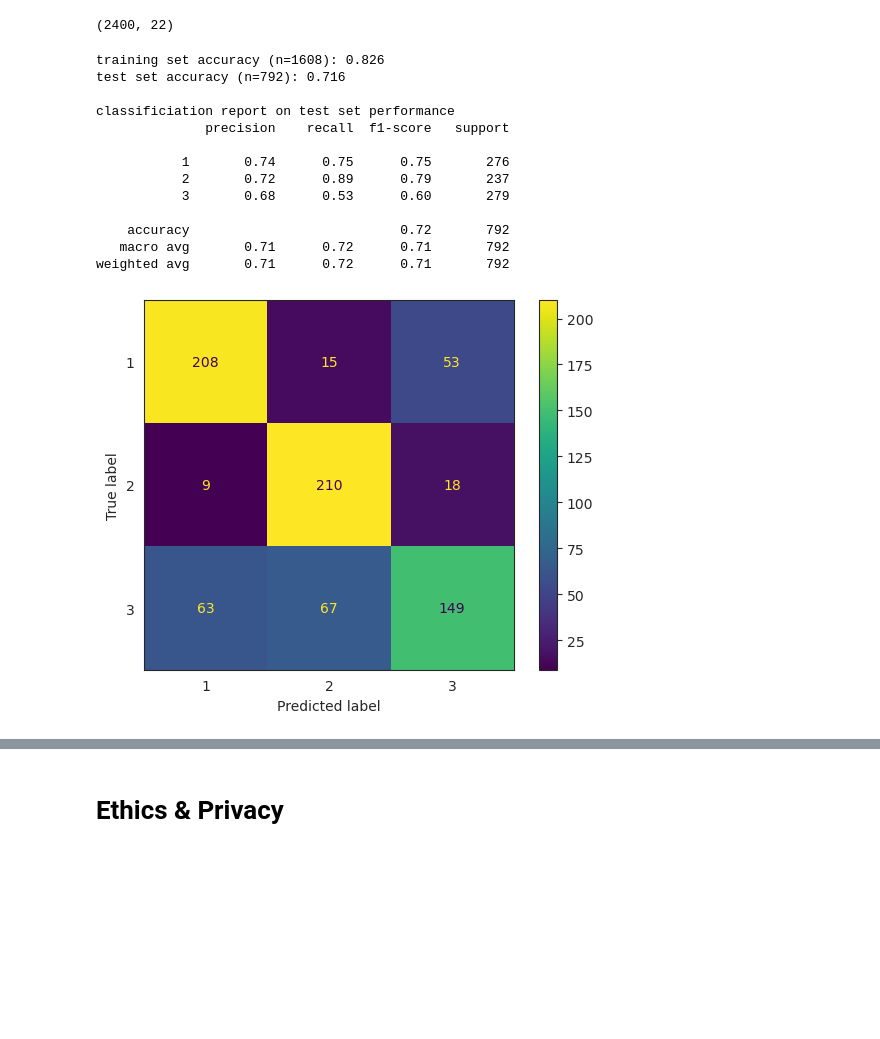
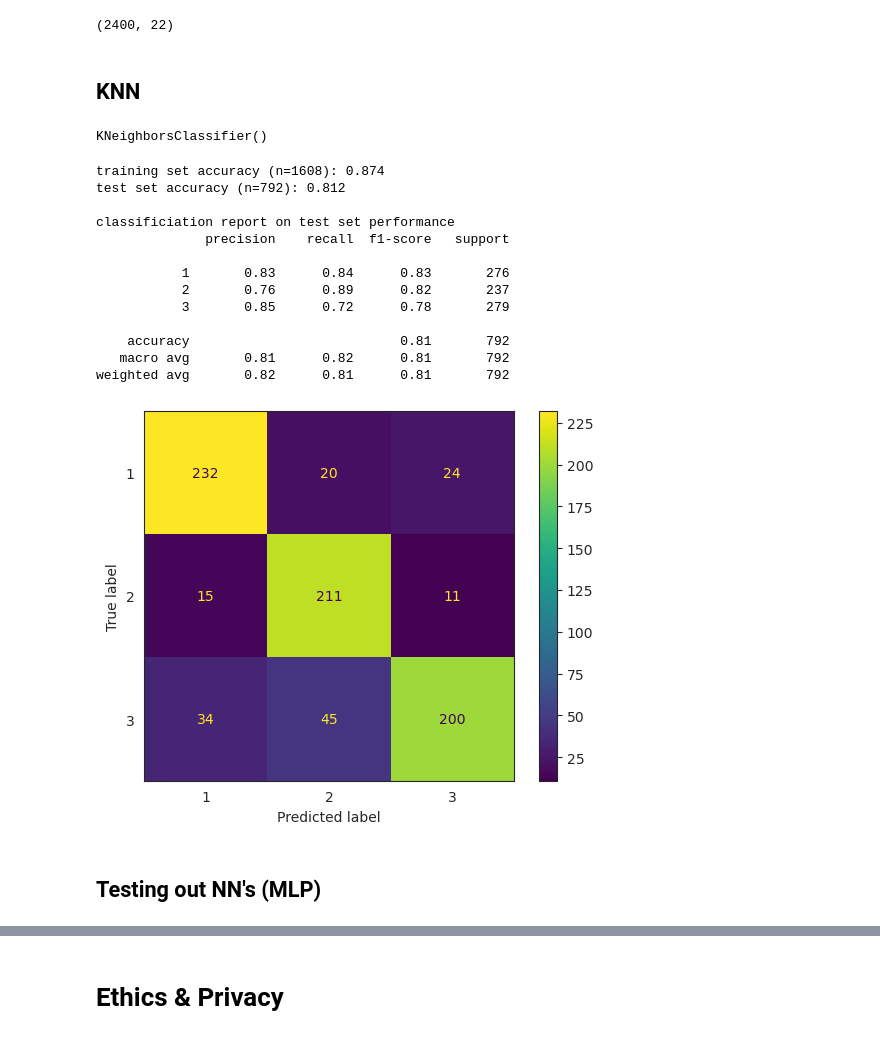
Before and after one commit to COGS118A/Group024-SP23, a Jupyter notebook: Checkpoint_Group024-SP23.ipynb, the cells around one changed output, grey strips where cells are left out. Cells and saved outputs as stored; diff of their text form; code cells hidden in the pictures; blank space fills up the shorter version.

```diff
--- a/Checkpoint_Group024-SP23.ipynb
+++ b/Checkpoint_Group024-SP23.ipynb
@@ -148,43 +145,57 @@ X = df.drop(columns=["Class"])
+# %%
+y = df["Class"]
+X = df.drop(columns=["Class"])
+
+#normalize features
+for col in X.columns:
+    X[col] = X[col]/X[col].mean()
+X.head()
+X_train, X_test, y_train, y_test = train_test_split(X, y, test_size = 0.33, random_state =42)
+# %% [markdown]
+## KNN
 # %%
 from sklearn.neighbors import KNeighborsClassifier
 
 model = KNeighborsClassifier(n_neighbors=5)
-
-X_train, X_test, y_train, y_test = train_test_split(X, y, test_size = 0.33, random_state =42)
 model.fit(X_train, y_train)
-
-yhat_train = model.predict(X_train)
-yhat_test = model.predict(X_test)
+# %% [output]
+KNeighborsClassifier()
 # %%
 from sklearn.metrics import accuracy_score, classification_report
 from sklearn.metrics import ConfusionMatrixDisplay
+def show_Accuracy(model, X_train, y_train, X_test, y_test):
+    yhat_train = model.predict(X_train)
+    yhat_test = model.predict(X_test)
+    acc_train = accuracy_score(y_train, yhat_train)
 
-acc_train = accuracy_score(y_train, yhat_train)
+    # calculate the test set error
+    acc_test = accuracy_score(y_test, yhat_test)
 
-# calculate the test set error
-acc_test = accuracy_score(y_test, yhat_test)
+    print(f'training set accuracy (n={y_train.shape[0]}): {acc_train:4.3f}')
+    print(f'test set accuracy (n={y_test.shape[0]}): {acc_test:4.3f}')
+    print()
+    print('classificiation report on test set performance')
+    print(classification_report(y_test, yhat_test))
+    print()
 
-print(f'training set accuracy (n={y_train.shape[0]}): {acc_train:4.3f}')
-print(f'test set accuracy (n={y_test.shape[0]}): {acc_test:4.3f}')
-print()
-print('classificiation report on test set performance')
-print(classification_report(y_test, yhat_test))
-print()
-
-with sns.axes_style('white'):
-    ConfusionMatrixDisplay.from_predictions(y_test, yhat_test)
+    with sns.axes_style('white'):
+        ConfusionMatrixDisplay.from_predictions(y_test, yhat_test)
-# %% [output]
-training set accuracy (n=1608): 0.826
-test set accuracy (n=792): 0.716
-
-classificiation report on test set performance
-              precision    recall  f1-score   support
-
-           1       0.74      0.75      0.75       276
-           2       0.72      0.89      0.79       237
-           3       0.68      0.53      0.60       279
-
-    accuracy                           0.72       792
-   macro avg       0.71      0.72      0.71       792
-weighted avg       0.71      0.72      0.71       792
-[figure, removed]
+# %%
+show_Accuracy(model, X_train, y_train, X_test, y_test)
+# %% [output]
+training set accuracy (n=1608): 0.874
+test set accuracy (n=792): 0.812
+
+classificiation report on test set performance
+              precision    recall  f1-score   support
+
+           1       0.83      0.84      0.83       276
+           2       0.76      0.89      0.82       237
+           3       0.85      0.72      0.78       279
+
+    accuracy                           0.81       792
+   macro avg       0.81      0.82      0.81       792
+weighted avg       0.82      0.81      0.81       792
+[figure, added]
+# %% [markdown]
+## Testing out NN's (MLP)
```
Also changed, not shown: parts of 5 cells of this notebook.
